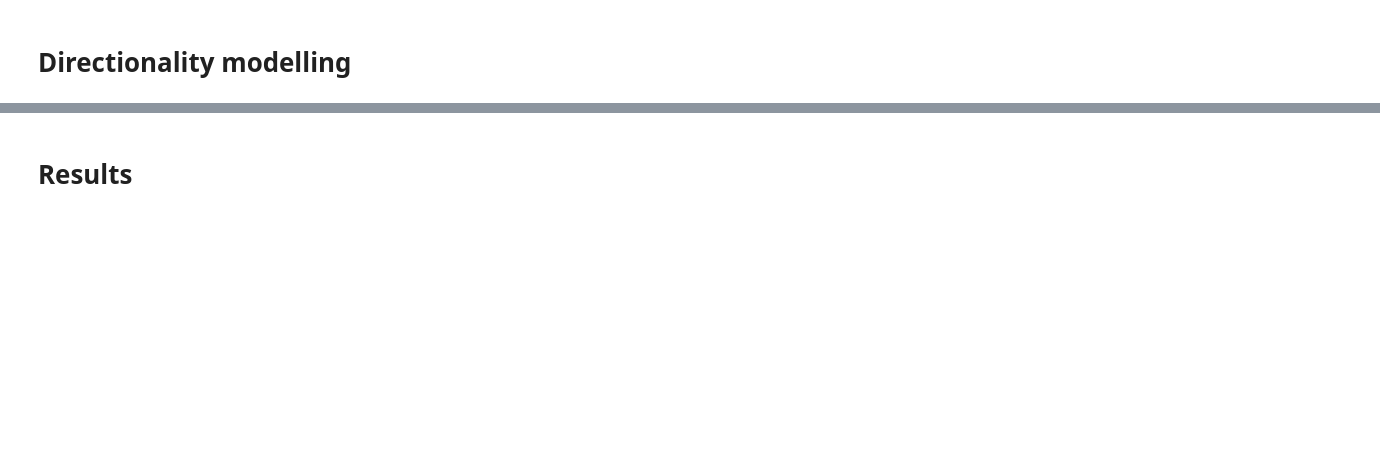
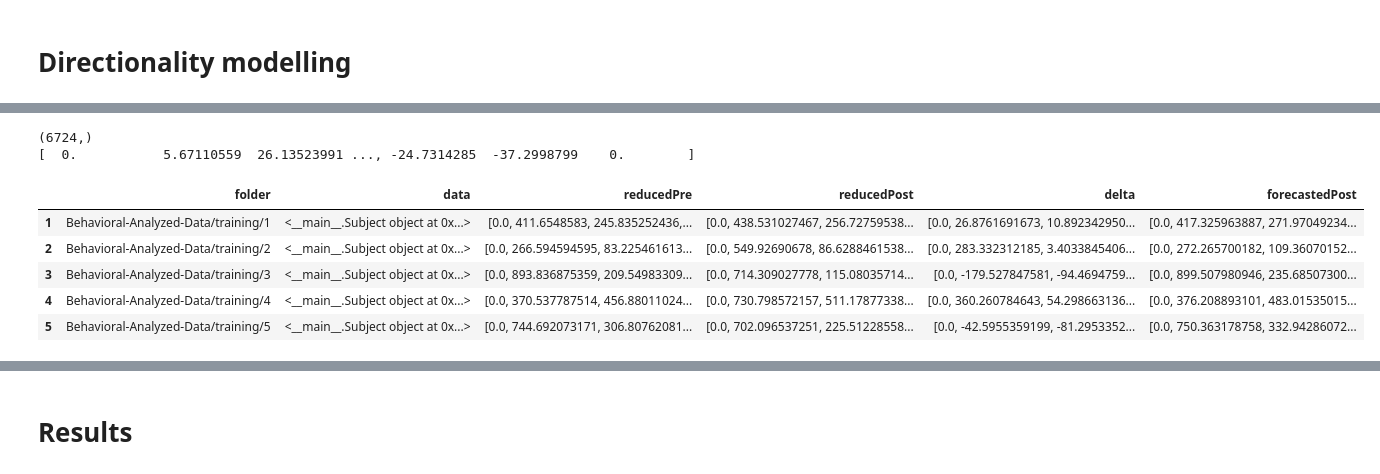
Before and after one commit to HALtheWise/Neurotech-project-1, a Jupyter notebook: exploration-v1.ipynb, the cells around one changed output, grey strips where cells are left out. Saved outputs shown, nothing was run; the diff lists cells and outputs as text; code cells hidden in the pictures; blank space fills up the shorter version.

```diff
--- a/exploration-v1.ipynb
+++ b/exploration-v1.ipynb
@@ -99,0 +112,17 @@ plt.savefig('DistanceMap.png', dpi=500)
+# %%
+meanDelta = np.mean(subjects.delta)
+print meanDelta.shape
+print meanDelta
+# %% [output]
+(6724,)
+[  0.           5.67110559  26.13523991 ..., -24.7314285  -37.2998799    0.        ]
+# %%
+subjects['forecastedPost'] = subjects.reducedPre + meanDelta
+subjects.head()
+# %% [output]
+|  | folder | data | reducedPre | reducedPost | delta | forecastedPost |
+| 1 | Behavioral-Analyzed-Data/training/1 | <__main__.Subject object at 0x...> | [0.0, 411.6548583, 245.835252436,... | [0.0, 438.531027467, 256.72759538... | [0.0, 26.8761691673, 10.892342950... | [0.0, 417.325963887, 271.97049234... |
+| 2 | Behavioral-Analyzed-Data/training/2 | <__main__.Subject object at 0x...> | [0.0, 266.594594595, 83.225461613... | [0.0, 549.92690678, 86.6288461538... | [0.0, 283.332312185, 3.4033845406... | [0.0, 272.265700182, 109.36070152... |
+| 3 | Behavioral-Analyzed-Data/training/3 | <__main__.Subject object at 0x...> | [0.0, 893.836875359, 209.54983309... | [0.0, 714.309027778, 115.08035714... | [0.0, -179.527847581, -94.4694759... | [0.0, 899.507980946, 235.68507300... |
+| 4 | Behavioral-Analyzed-Data/training/4 | <__main__.Subject object at 0x...> | [0.0, 370.537787514, 456.88011024... | [0.0, 730.798572157, 511.17877338... | [0.0, 360.260784643, 54.298663136... | [0.0, 376.208893101, 483.01535015... |
+| 5 | Behavioral-Analyzed-Data/training/5 | <__main__.Subject object at 0x...> | [0.0, 744.692073171, 306.80762081... | [0.0, 702.096537251, 225.51228558... | [0.0, -42.5955359199, -81.2953352... | [0.0, 750.363178758, 332.94286072... |
```
Also changed, not shown: parts of 3 cells of this notebook, 2 other files.
